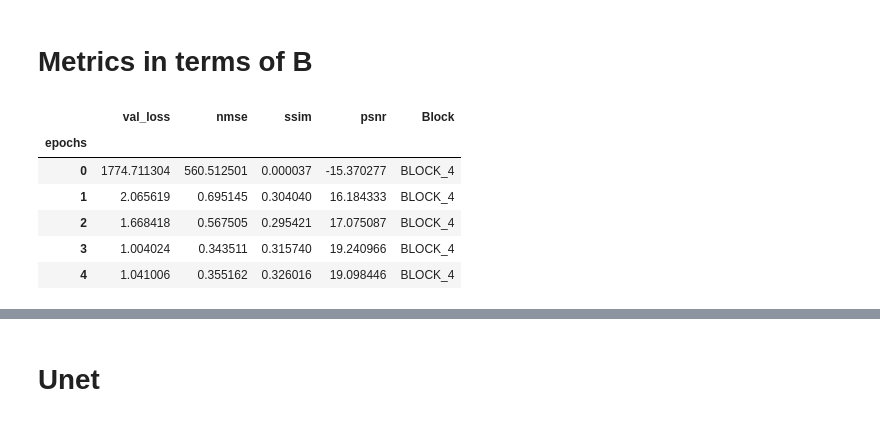
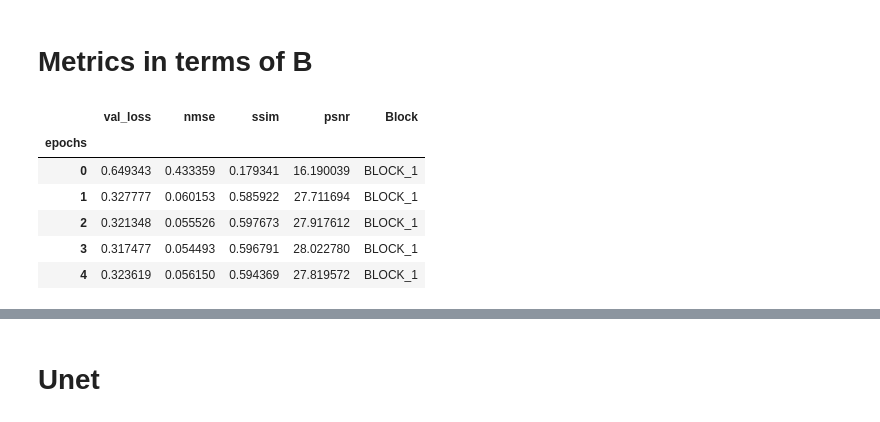
Before and after one commit to ygrepo/fastMRI, a Jupyter notebook: metrics.ipynb, the cells around one changed output, grey strips where cells are left out. Drawn from its saved outputs; the diff is of its cells as text; code cells hidden in the pictures.

```diff
--- a/metrics.ipynb
+++ b/metrics.ipynb
@@ -82,4 +82,19 @@ plt.close()
 [figure]
 # %% [markdown]
 # Metrics in terms of B
+# %%
+path = Path("experiments/neumann/20200505_blocks_1_10_100/validation_metrics/metrics.csv")
+metrics_1 = pd.read_csv(path)
+metrics_1.index = metrics_1.index.set_names(['epochs'])
+metrics_1['Block'] = metrics_1["val_loss"].map(lambda x: "BLOCK_1")
+# %%
+metrics_1.head()
+# %% [output]
+|  | val_loss | nmse | ssim | psnr | Block |
+| epochs |  |  |  |  |  |
+| 0 | 0.649343 | 0.433359 | 0.179341 | 16.190039 | BLOCK_1 |
+| 1 | 0.327777 | 0.060153 | 0.585922 | 27.711694 | BLOCK_1 |
+| 2 | 0.321348 | 0.055526 | 0.597673 | 27.917612 | BLOCK_1 |
+| 3 | 0.317477 | 0.054493 | 0.596791 | 28.022780 | BLOCK_1 |
+| 4 | 0.323619 | 0.056150 | 0.594369 | 27.819572 | BLOCK_1 |
 # %%
@@ -88,13 +103,3 @@ metrics_4 = pd.read_csv(path_4)
 metrics_4.index = metrics_4.index.set_names(['epochs'])
 metrics_4['Block'] = metrics_4["val_loss"].map(lambda x: "BLOCK_4")
-# %%
-metrics_4.head()
-# %% [output]
-|  | val_loss | nmse | ssim | psnr | Block |
-| epochs |  |  |  |  |  |
-| 0 | 1774.711304 | 560.512501 | 0.000037 | -15.370277 | BLOCK_4 |
-| 1 | 2.065619 | 0.695145 | 0.304040 | 16.184333 | BLOCK_4 |
-| 2 | 1.668418 | 0.567505 | 0.295421 | 17.075087 | BLOCK_4 |
-| 3 | 1.004024 | 0.343511 | 0.315740 | 19.240966 | BLOCK_4 |
-| 4 | 1.041006 | 0.355162 | 0.326016 | 19.098446 | BLOCK_4 |
 # %%
```
Also changed, not shown: parts of 26 cells of this notebook, 5 other files.
